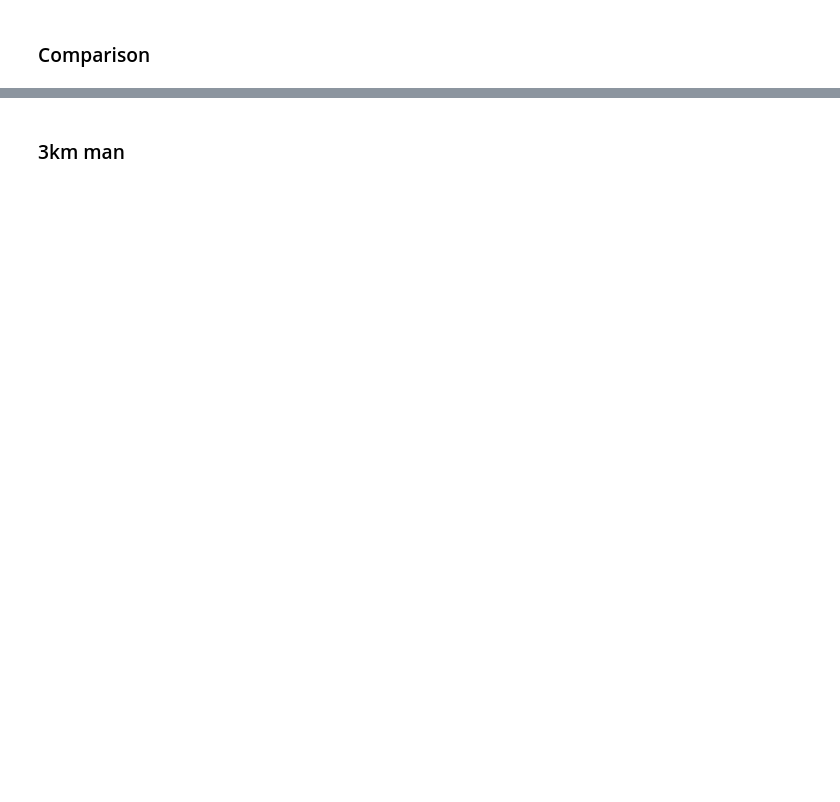
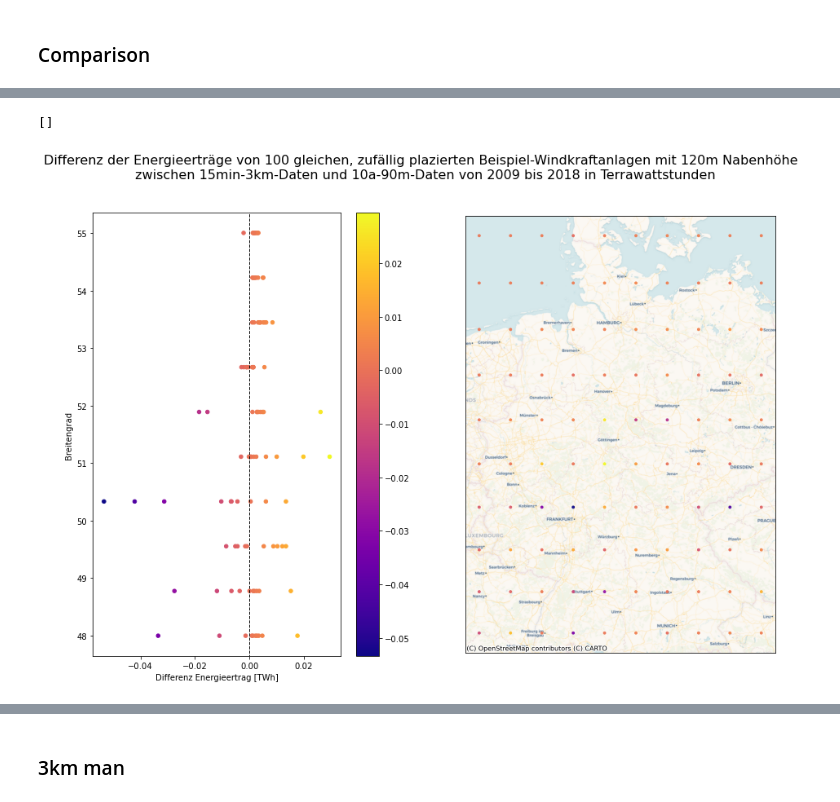
Before and after one commit to clwehner/Windatlas, a Jupyter notebook: windatlas/anemos_data/test_all.ipynb, the cells around one changed output, grey strips where cells are left out. Saved outputs shown, nothing was run; the diff lists cells and outputs as text; code cells hidden in the pictures; blank space fills up the shorter version.

```diff
--- a/windatlas/anemos_data/test_all.ipynb
+++ b/windatlas/anemos_data/test_all.ipynb
@@ -58,12 +112,12 @@ df_90mean.transpose().plot.bar(figsize=(22,6))
 # %% [markdown]
 ### 3km Mean 10a
 # %%
-testPoints.get_windpower_out(wind_data_type=WindDataType.MEAN3KM, calculation_method=CalculationMethod.WEIBULL)
-Eout = {}
-for num, point in enumerate(testPoints.point_list):
-    Eout[f"wea_{num+1}: {point.lat_lon_coor}"] = point.power_time_series
+# testPoints.get_windpower_out(wind_data_type=WindDataType.MEAN3KM, calculation_method=CalculationMethod.WEIBULL)
+# Eout = {}
+# for num, point in enumerate(testPoints.point_list):
+#     Eout[f"wea_{num+1}: {point.lat_lon_coor}"] = point.power_time_series
 
-df_90mean = pandas.DataFrame(data=Eout,index=testPoints.time_periode)
-df_90mean.head()#.resample("14d").mean().plot(figsize=(22,6))
+# df_90mean = pandas.DataFrame(data=Eout,index=testPoints.time_periode)
+# df_90mean.head()#.resample("14d").mean().plot(figsize=(22,6))
 
-df_90mean.transpose().plot.bar(figsize=(22,6))
+# df_90mean.transpose().plot.bar(figsize=(22,6))
@@ -94,30 +164,25 @@ import contextily as cx
 # %%
-points = [point.lat_lon_coor for point in testPoints.point_list]
-lat = [point[0] for point in points]
-lon = [point[1] for point in points]
-
-geodf = geopandas.GeoDataFrame(
-    comp, geometry=geopandas.points_from_xy(lon, lat))
-
-geodf["y"] = geodf.geometry.y
-geodf["x"] = geodf.geometry.x
-
-geodf = geodf.sort_values(by='y', ascending=False)
-
 fig, ax = plt.subplots(1, 2, figsize=(15,10))
-fig.suptitle("Differenz der Energieerträge von 150 gleichen, zufällig plazierten Beispiel-Windkraftanlagen mit 120m Nabenhöhe \n zwischen 15min-3km-Daten und 10a-90m-Daten von 2009 bis 2018 in Terrawattstunden", fontsize=16)
-# SCATTER
+fig.suptitle(f"Differenz der Energieerträge von {lat_lon_coor.shape[0]} gleichen, zufällig plazierten Beispiel-Windkraftanlagen mit 120m Nabenhöhe \n zwischen 15min-3km-Daten und 10a-90m-Daten von 2009 bis 2018 in Terrawattstunden", fontsize=16)
+#SCATTER
 geodf.plot(kind="scatter", x="diff", y="y", ax=ax[0], c=geodf["diff"], cmap='plasma')
+y_limit = ax[0].get_ylim()
+ax[0].plot([0,0],[geodf["y"].min()-5,geodf["y"].max()+5], linestyle="--", color="k", linewidth=1)
+ax[0].set_ylim(y_limit)
 ax[0].set_ylabel("Breitengrad")
 ax[0].set_xlabel("Differenz Energieertrag [TWh]")
 
-# MAP
+#MAP
 geodf.crs = "EPSG:4326"
 geodf = geodf.to_crs(epsg=3857)
 
-geodf.plot(column='diff', ax=ax[1], cmap='plasma')#, cax=cax)
+geodf.plot(column='diff', ax=ax[1], cmap='plasma', s=8, alpha=.9)#, cax=cax)
 cx.add_basemap(ax[1], source=cx.providers.CartoDB.Voyager)#, crs=geodf.crs)
 ax[1].set_xticks([])
 ax[1].set_yticks([])
 
-#fig.savefig('Diff150Anlagen.eps', format='eps')
+#fig.savefig("/home/eouser/Documents/code/Windatlas/Diff150Anlagen.eps", format="eps")
+#fig.savefig("/home/eouser/Documents/code/Windatlas/Diff150Anlagen.png", format="png")
+# %% [output]
+[]
+[figure, added]
```
Also changed, not shown: parts of 14 cells of this notebook, 12 other files.
